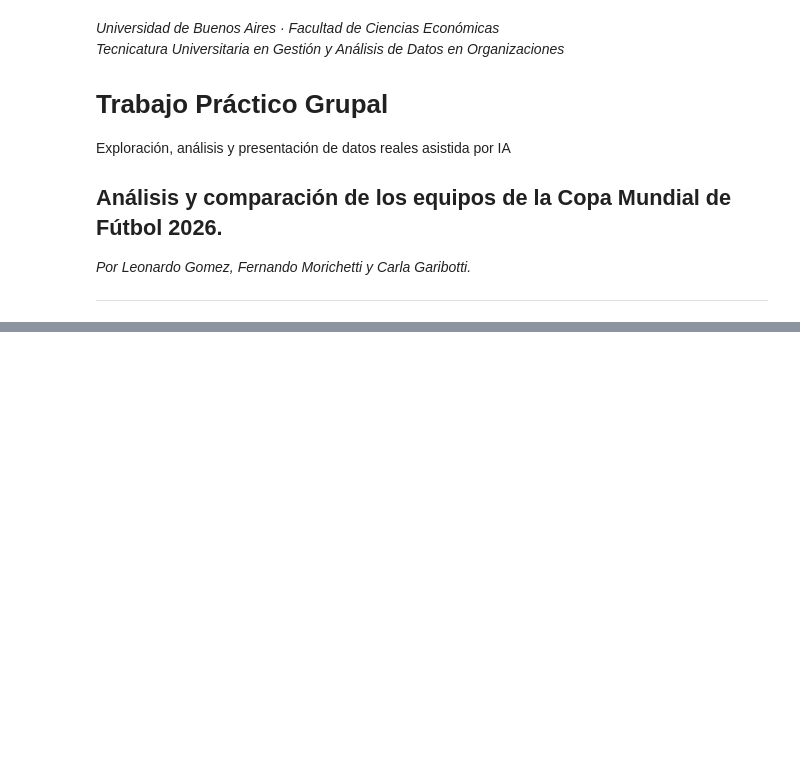
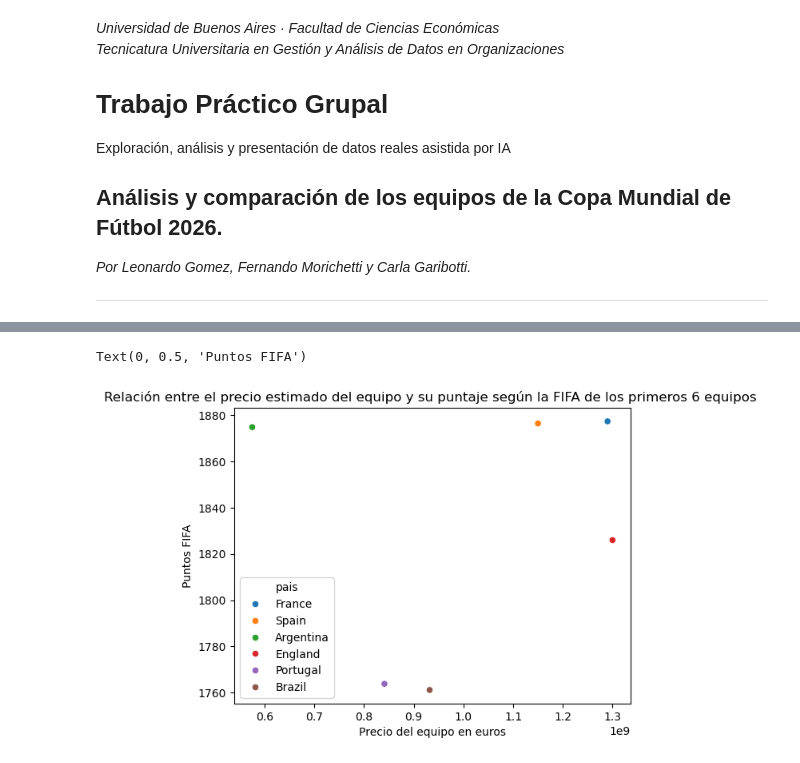
Before and after one commit to gleo1973/tp-laboratorio-mcag-1c2026, a Jupyter notebook: Laboratorio_TP_2026.ipynb, the cells around one changed output, grey strips where cells are left out. Drawn from its saved outputs; the diff is of its cells as text; code cells hidden in the pictures; blank space fills up the shorter version.

```diff
--- a/Laboratorio_TP_2026.ipynb
+++ b/Laboratorio_TP_2026.ipynb
@@ -21,0 +96,14 @@ import seaborn as sns #para hacer gráficos
+# %%
+sns.scatterplot(
+    data=df_paises_f.head(6), #detalle de los primeros 6 paises
+    x='valor_en_euros',
+    y="puntos_FIFA",
+    hue="pais", #el color lo da el pais
+    legend="full" #pone la leyenda
+)
+plt.title("Relación entre el precio estimado del equipo y su puntaje según la FIFA de los primeros 6 equipos ")
+plt.xlabel('Precio del equipo en euros')
+plt.ylabel("Puntos FIFA")
+# %% [output]
+Text(0, 0.5, 'Puntos FIFA')
+[figure, added]
```
Also changed, not shown: parts of 7 cells of this notebook, 1 other file.
